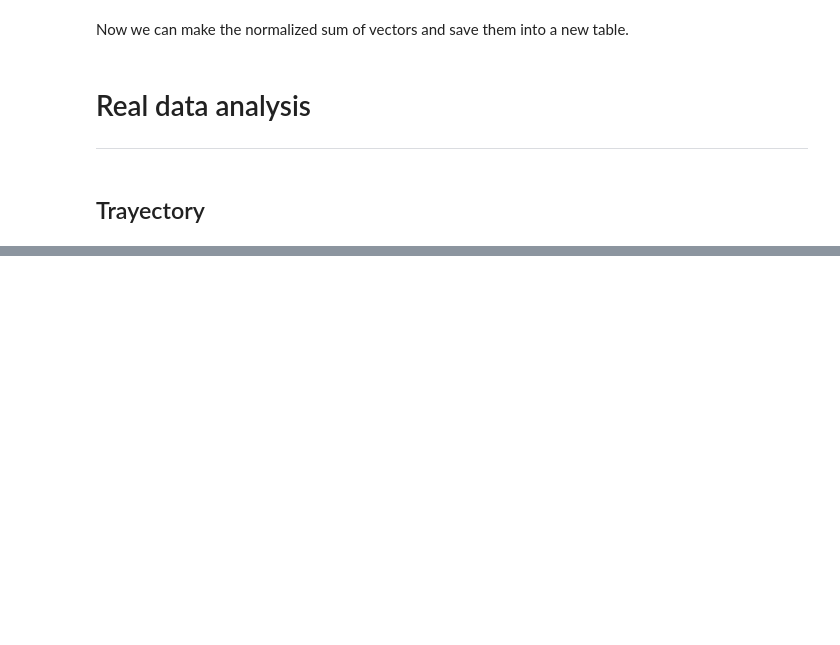
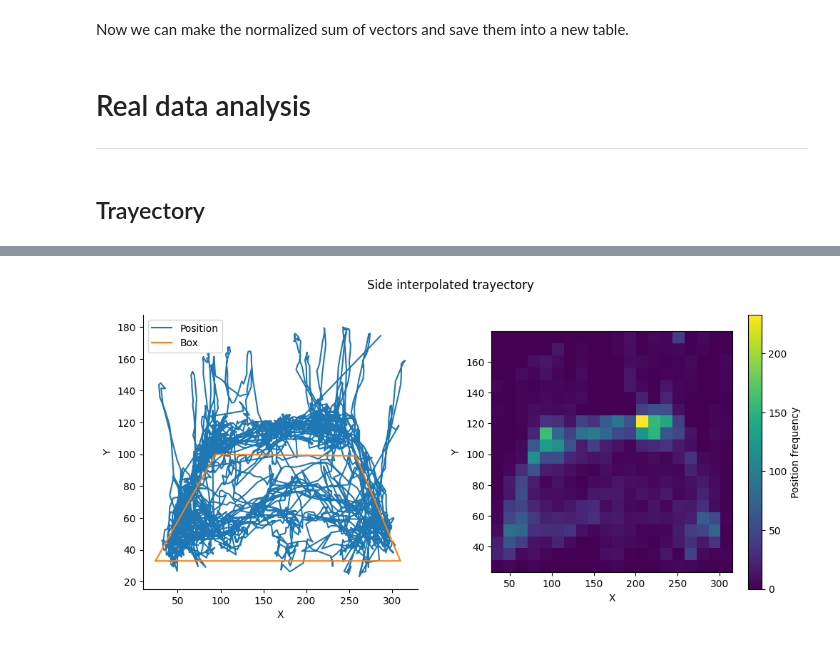
Before and after one commit to Gonzalo-Ortega/Stereotypical-Behavior-Classification, a Jupyter notebook: DeepLabCut_Gonzalo.ipynb, the cells around one changed output, grey strips where cells are left out. Cells and saved outputs as stored; diff of their text form; code cells hidden in the pictures; blank space fills up the shorter version.

```diff
--- a/DeepLabCut_Gonzalo.ipynb
+++ b/DeepLabCut_Gonzalo.ipynb
@@ -733,2 +796,4 @@ figure_interpolated_trayectory(filtered_data_top[2], 'Top interpolated trayector
 # %%
-figure_interpolated_trayectory(filtered_data_lateral, 'Side interpolated trayectory')
+figure_interpolated_trayectory(filtered_data_lateral[81], 'Side interpolated trayectory', format=1)
+# %% [output]
+[figure, added]
```
Also changed, not shown: parts of 14 cells of this notebook.
